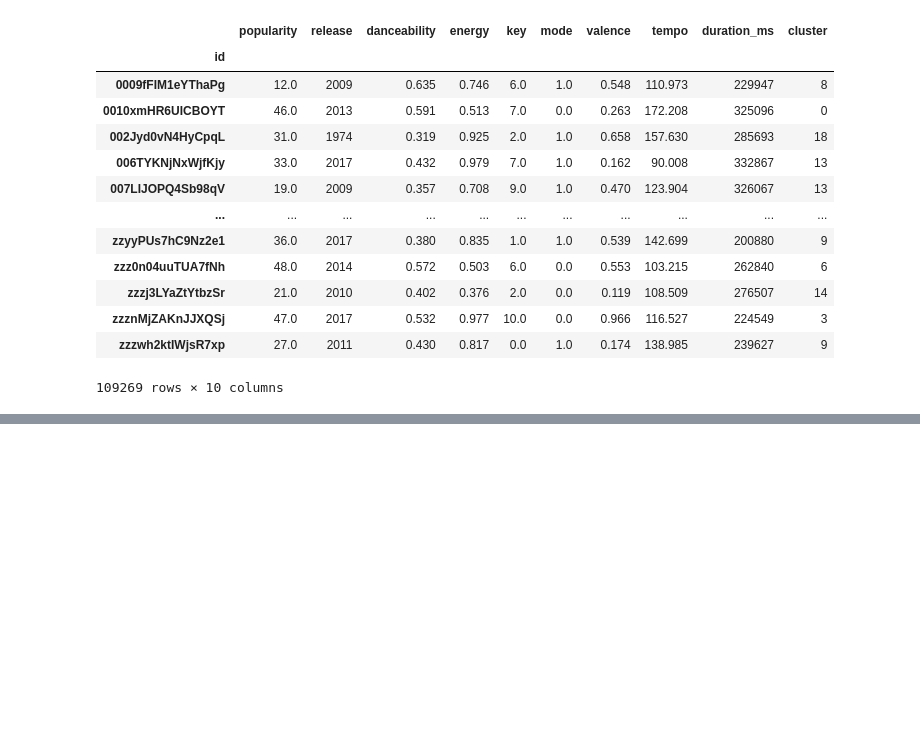
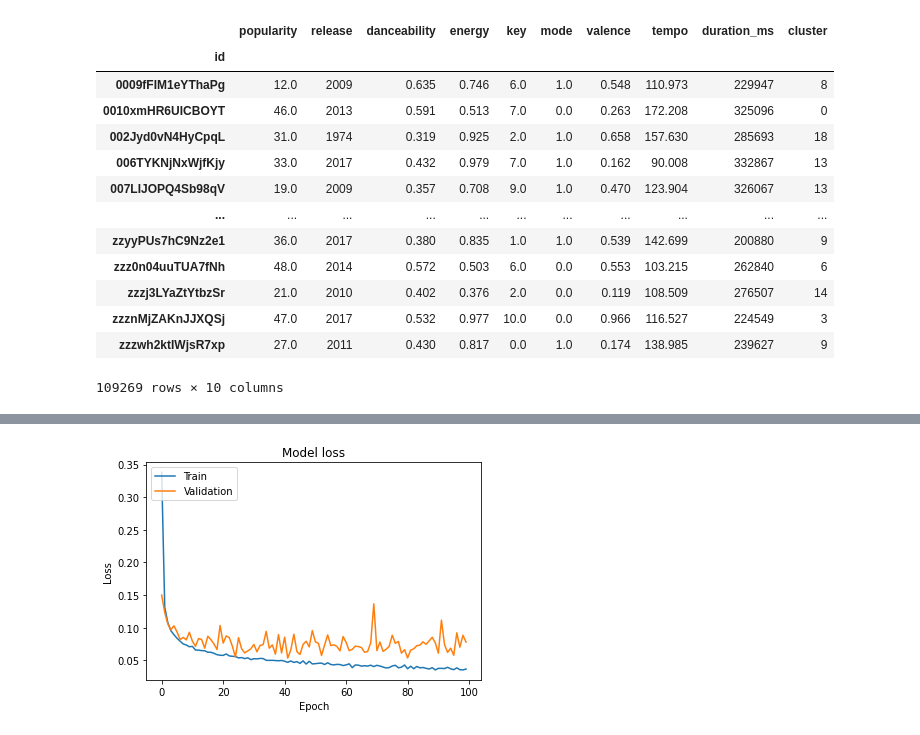
Before and after one commit to FIIT-MSc-projects/2023-Kolek-Musical_context-aware_recommendation_using_neural_networks, a Jupyter notebook: src/Clustering.ipynb, the cells around one changed output, grey strips where cells are left out. Drawn from its saved outputs; the diff is of its cells as text; code cells hidden in the pictures; blank space fills up the shorter version.

```diff
--- a/src/Clustering.ipynb
+++ b/src/Clustering.ipynb
@@ -184,0 +210,11 @@ selected_features.to_csv('selected_features_clustered.csv')
+# %%
+# One-hot encode the target labels
+y_train_encoded = to_categorical(y_train)
+y_val_encoded = to_categorical(y_val)
+# %%
+# Build the neural network
+model = Sequential()
+model.add(Dense(64, activation='relu', input_dim=X_train.shape[1]))
+model.add(Dense(64, activation='relu'))
+model.add(Dense(64, activation='relu'))
+model.add(Dense(y_val_encoded.shape[1], activation='softmax'))  # Use 'softmax' for multi-class problems
@@ -184,0 +224,4 @@ selected_features.to_csv('selected_features_clustered.csv')
+# %%
+# Compile the model
+model.compile(optimizer='adam', loss='categorical_crossentropy', metrics=['accuracy'])
+print(model.summary())
@@ -184,0 +247,14 @@ selected_features.to_csv('selected_features_clustered.csv')
+# %%
+# Train the model using the one-hot encoded labels
+history = model.fit(X_train, y_train_encoded, validation_data=(X_val, y_val_encoded), epochs=100, batch_size=64, verbose=0)
+# %%
+# Plot training & validation loss values
+plt.plot(history.history['loss'])
+plt.plot(history.history['val_loss'])
+plt.title('Model loss')
+plt.ylabel('Loss')
+plt.xlabel('Epoch')
+plt.legend(['Train', 'Validation'], loc='upper left')
+plt.show()
+# %% [output]
+[figure, added]
```
Also changed, not shown: parts of 11 cells of this notebook, 1 other file.
